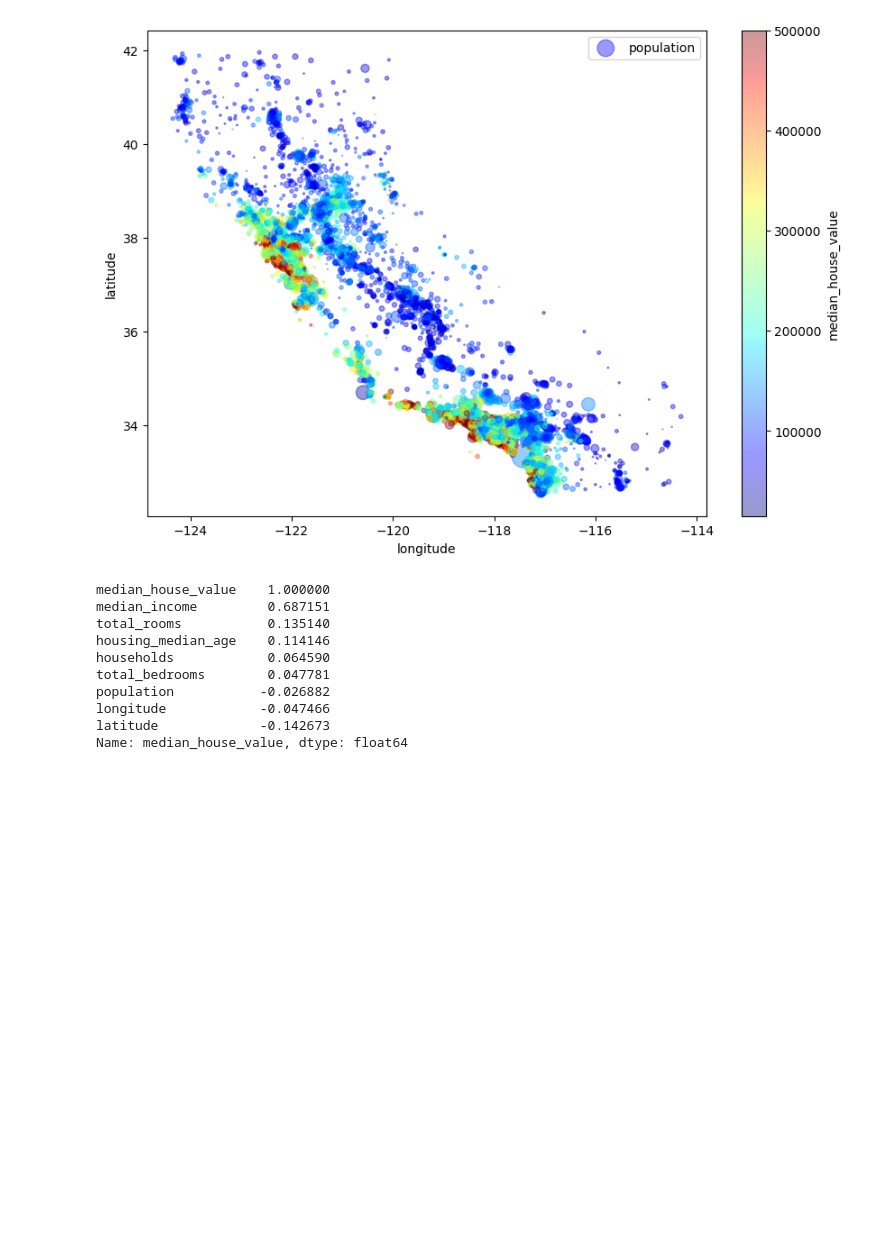
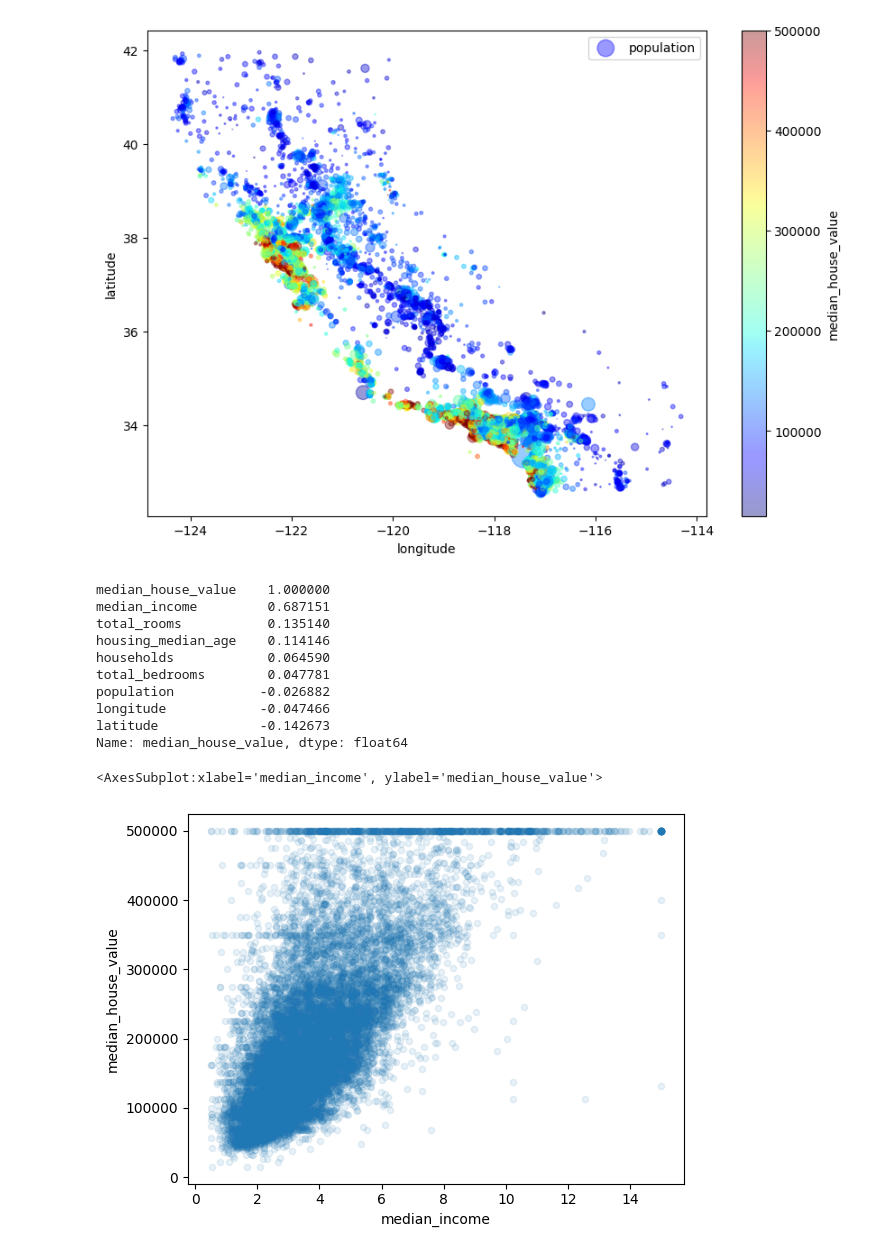
Before and after one commit to ravinderdeol/handson_machine_learning, a Jupyter notebook: 02_end_to_end_ml_project/housing.ipynb, the cells around one changed output. Saved outputs shown, nothing was run; the diff lists cells and outputs as text; code cells hidden in the pictures; blank space fills up the shorter version.

Commit message:
scatter plot to explore relationships

```diff
--- a/02_end_to_end_ml_project/housing.ipynb
+++ b/02_end_to_end_ml_project/housing.ipynb
@@ -211,3 +212,9 @@ population           -0.026882
 longitude            -0.047466
 latitude             -0.142673
 Name: median_house_value, dtype: float64
+# %%
+# generate a scatter plot to explore the relationship between the median house value and the median income
+housing.plot(kind = "scatter", x = "median_income", y = "median_house_value", alpha = 0.1)
+# %% [output]
+<AxesSubplot:xlabel='median_income', ylabel='median_house_value'>
+[figure, added]
```
Also changed, not shown: parts of 1 cell of this notebook.
